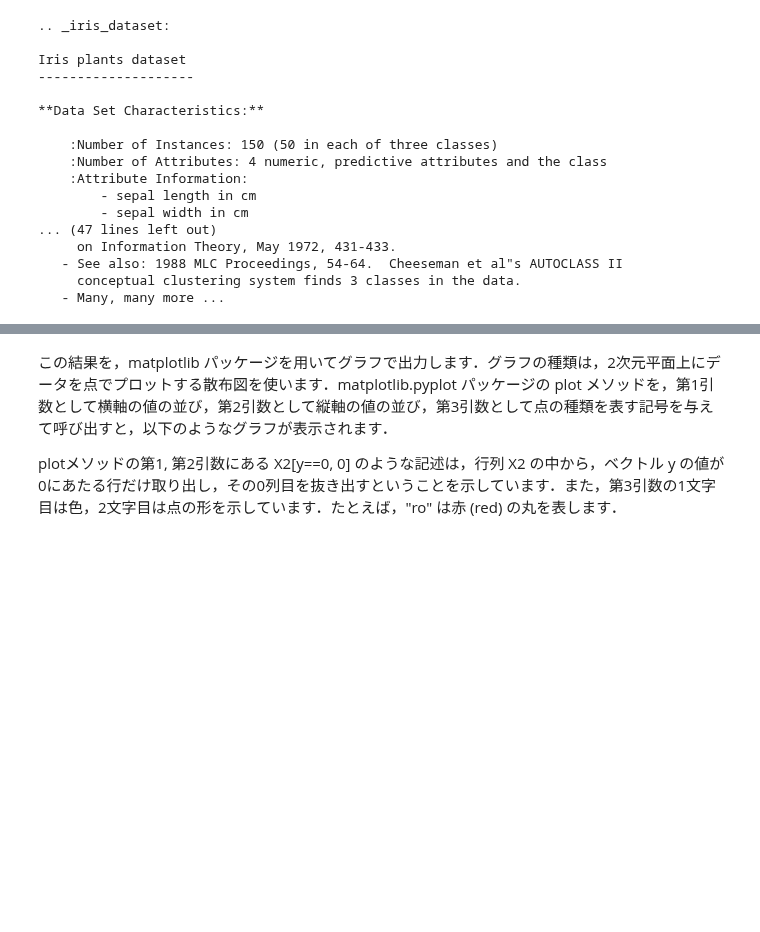
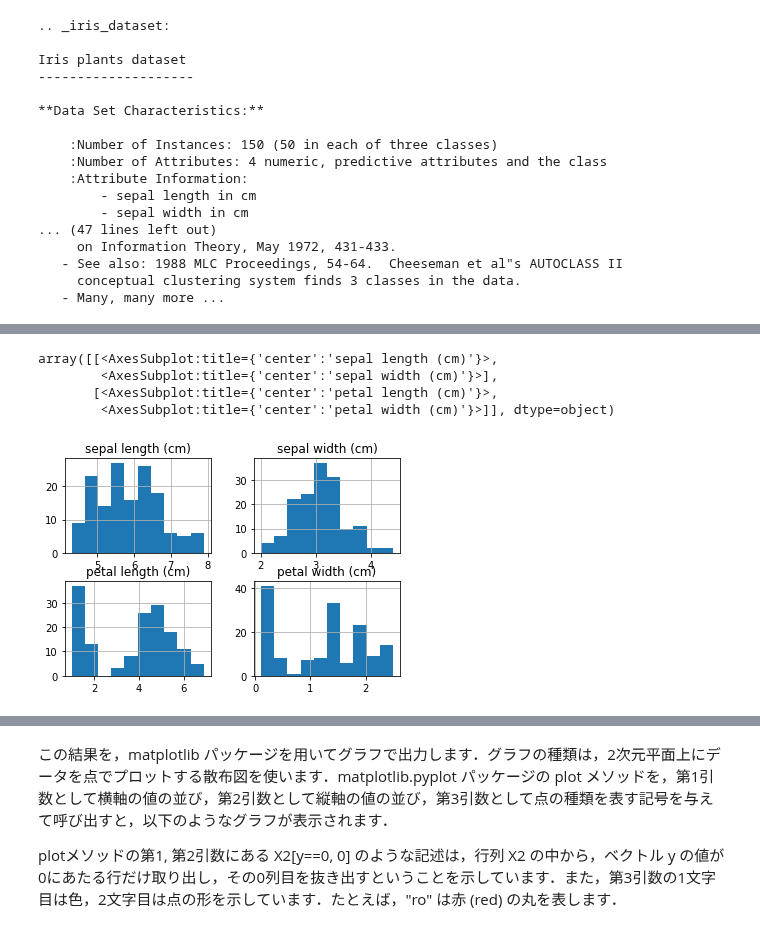
Before and after one commit to MasahiroAraki/MLCourse, a Jupyter notebook: Python/02_MLflow.ipynb, the cells around one changed output, grey strips where cells are left out. Cells and saved outputs as stored; diff of their text form; code cells hidden in the pictures; blank space fills up the shorter version.

```diff
--- a/Python/02_MLflow.ipynb
+++ b/Python/02_MLflow.ipynb
@@ -58,8 +63,8 @@ irisはアヤメ (iris) の種類を，その萼（がく）の長さ (sepal len
 # %%
-iris = load_iris()
-print(iris.DESCR)
+iris = load_iris(as_frame=True)
 X = iris.data
 y = iris.target
+print(iris.DESCR)
 # %% [output]
 .. _iris_dataset:
 
@@ -80,0 +99,9 @@ Iris plants dataset
+# %%
+# ヒストグラムでデータを可視化
+X.hist()
+# %% [output]
+array([[<AxesSubplot:title={'center':'sepal length (cm)'}>,
+        <AxesSubplot:title={'center':'sepal width (cm)'}>],
+       [<AxesSubplot:title={'center':'petal length (cm)'}>,
+        <AxesSubplot:title={'center':'petal width (cm)'}>]], dtype=object)
+[figure, added]
```
Also changed, not shown: parts of 17 cells of this notebook, 1 other file.
